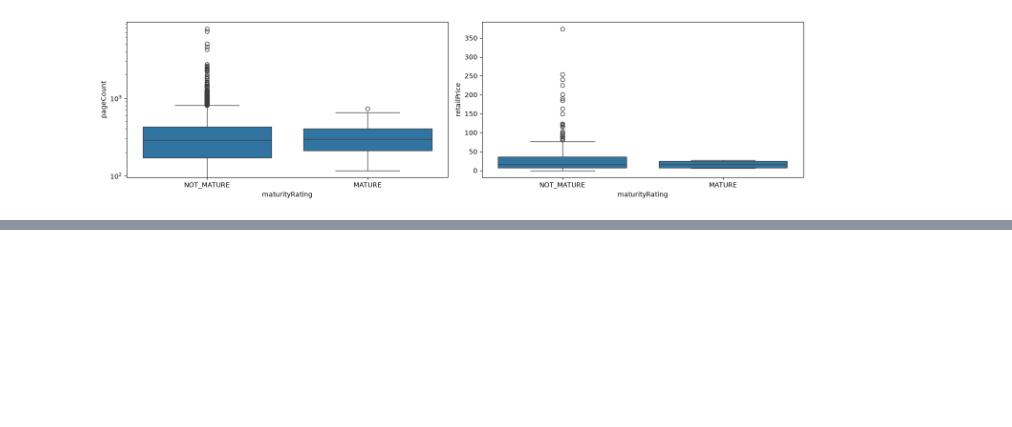
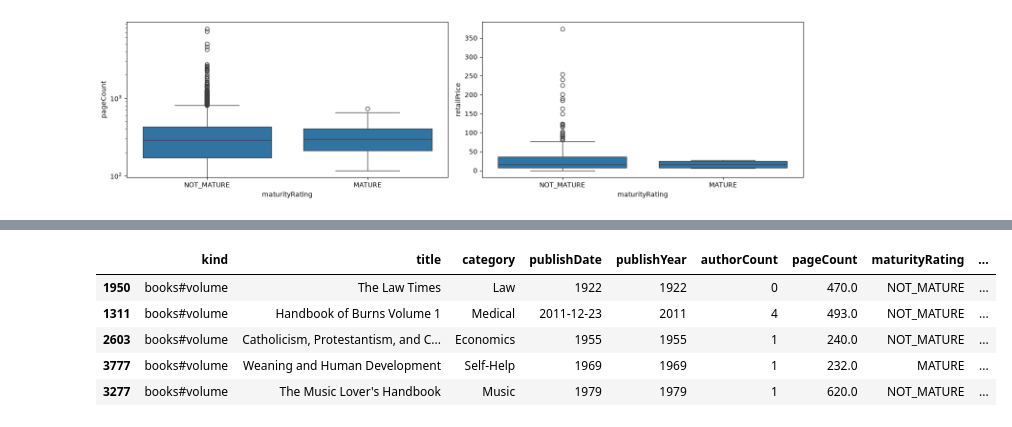
Before and after one commit to Zain1958/dtree-books, a Jupyter notebook: notebooks/data_training.ipynb, the cells around one changed output, grey strips where cells are left out. Saved outputs shown, nothing was run; the diff lists cells and outputs as text; code cells hidden in the pictures; blank space fills up the shorter version.

```diff
--- a/notebooks/data_training.ipynb
+++ b/notebooks/data_training.ipynb
@@ -140,0 +158,11 @@ plt.show()
+# %%
+books_clean = books_copy.drop("saleability", axis=1)
+sample_incomplete_rows = books_clean[books_clean.isnull().any(axis=1)].head()
+sample_incomplete_rows
+# %% [output]
+|  | kind | title | category | publishDate | publishYear | authorCount | pageCount | maturityRating | ... |
+| 1950 | books#volume | The Law Times | Law | 1922 | 1922 | 0 | 470.0 | NOT_MATURE | ... |
+| 1311 | books#volume | Handbook of Burns Volume 1 | Medical | 2011-12-23 | 2011 | 4 | 493.0 | NOT_MATURE | ... |
+| 2603 | books#volume | Catholicism, Protestantism, and C... | Economics | 1955 | 1955 | 1 | 240.0 | NOT_MATURE | ... |
+| 3777 | books#volume | Weaning and Human Development | Self-Help | 1969 | 1969 | 1 | 232.0 | MATURE | ... |
+| 3277 | books#volume | The Music Lover's Handbook | Music | 1979 | 1979 | 1 | 620.0 | NOT_MATURE | ... |
```
Also changed, not shown: parts of 4 cells of this notebook.
